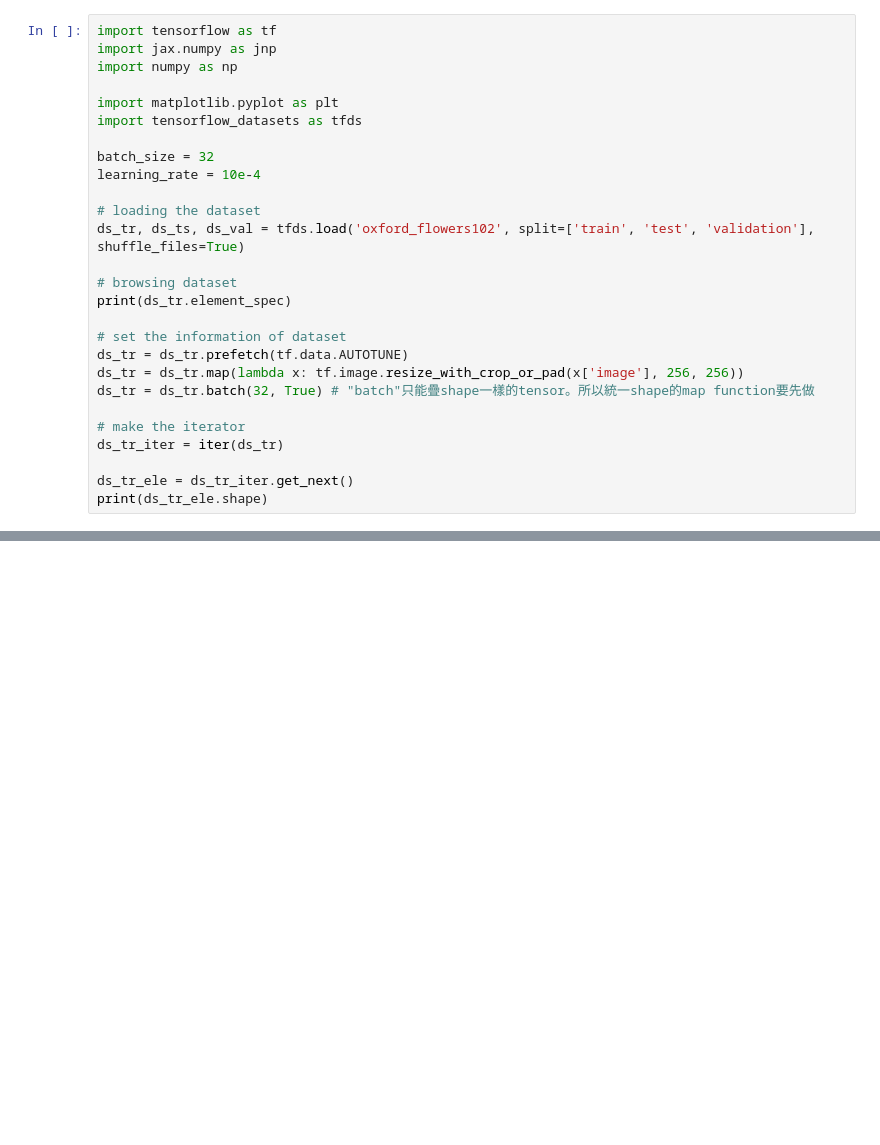
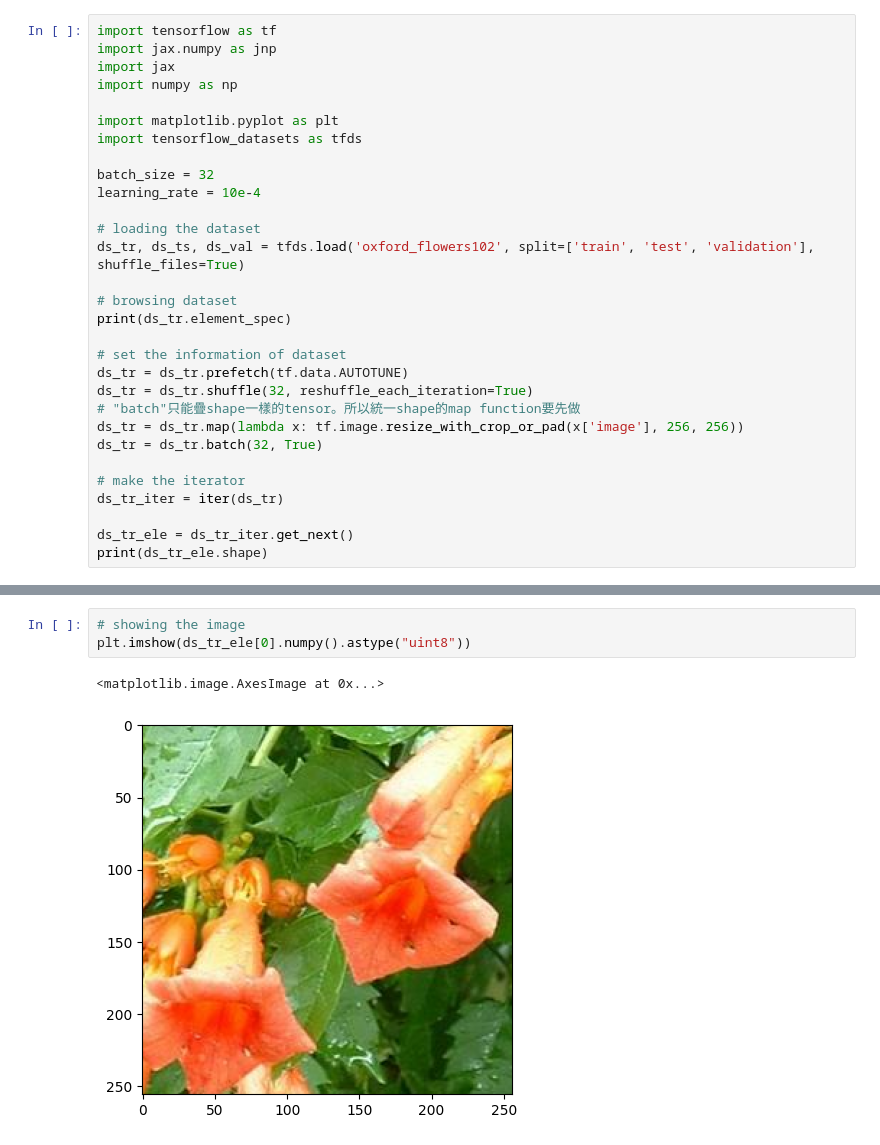
Before and after one commit to markliou/ML-practice, a Jupyter notebook: denoise_diffusion/basic_dm.ipynb, the cells around one changed output, grey strips where cells are left out. Saved outputs shown, nothing was run; the diff lists cells and outputs as text; blank space fills up the shorter version.

Commit message:
fix the shuffle

```diff
--- a/denoise_diffusion/basic_dm.ipynb
+++ b/denoise_diffusion/basic_dm.ipynb
@@ -1,6 +1,7 @@
 # %%
 import tensorflow as tf
 import jax.numpy as jnp
+import jax
 import numpy as np
 
 import matplotlib.pyplot as plt
@@ -17,8 +18,10 @@ print(ds_tr.element_spec)
 
 # set the information of dataset
 ds_tr = ds_tr.prefetch(tf.data.AUTOTUNE)
+ds_tr = ds_tr.shuffle(32, reshuffle_each_iteration=True)
+# "batch"只能疊shape一樣的tensor。所以統一shape的map function要先做
 ds_tr = ds_tr.map(lambda x: tf.image.resize_with_crop_or_pad(x['image'], 256, 256))
-ds_tr = ds_tr.batch(32, True) # "batch"只能疊shape一樣的tensor。所以統一shape的map function要先做
+ds_tr = ds_tr.batch(32, True)
 
 # make the iterator
 ds_tr_iter = iter(ds_tr)
@@ -34 +37,7 @@ print(ds_tr_ele.shape)
          [[{{node Placeholder/_3}}]]
+# %%
+# showing the image
+plt.imshow(ds_tr_ele[0].numpy().astype("uint8"))
+# %% [output]
+<matplotlib.image.AxesImage at 0x...>
+[figure, added]
```
Also changed, not shown: parts of 2 cells of this notebook.
